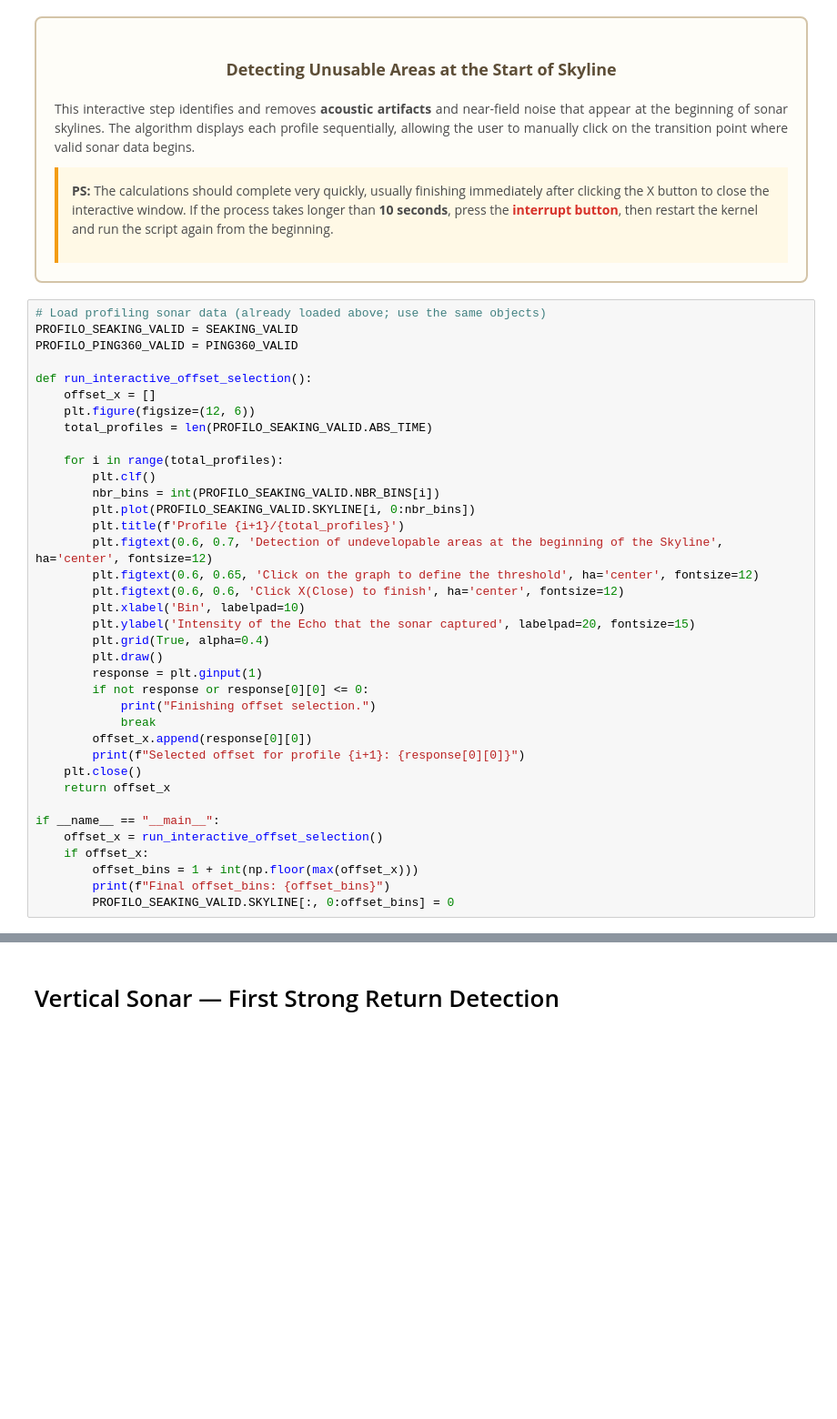
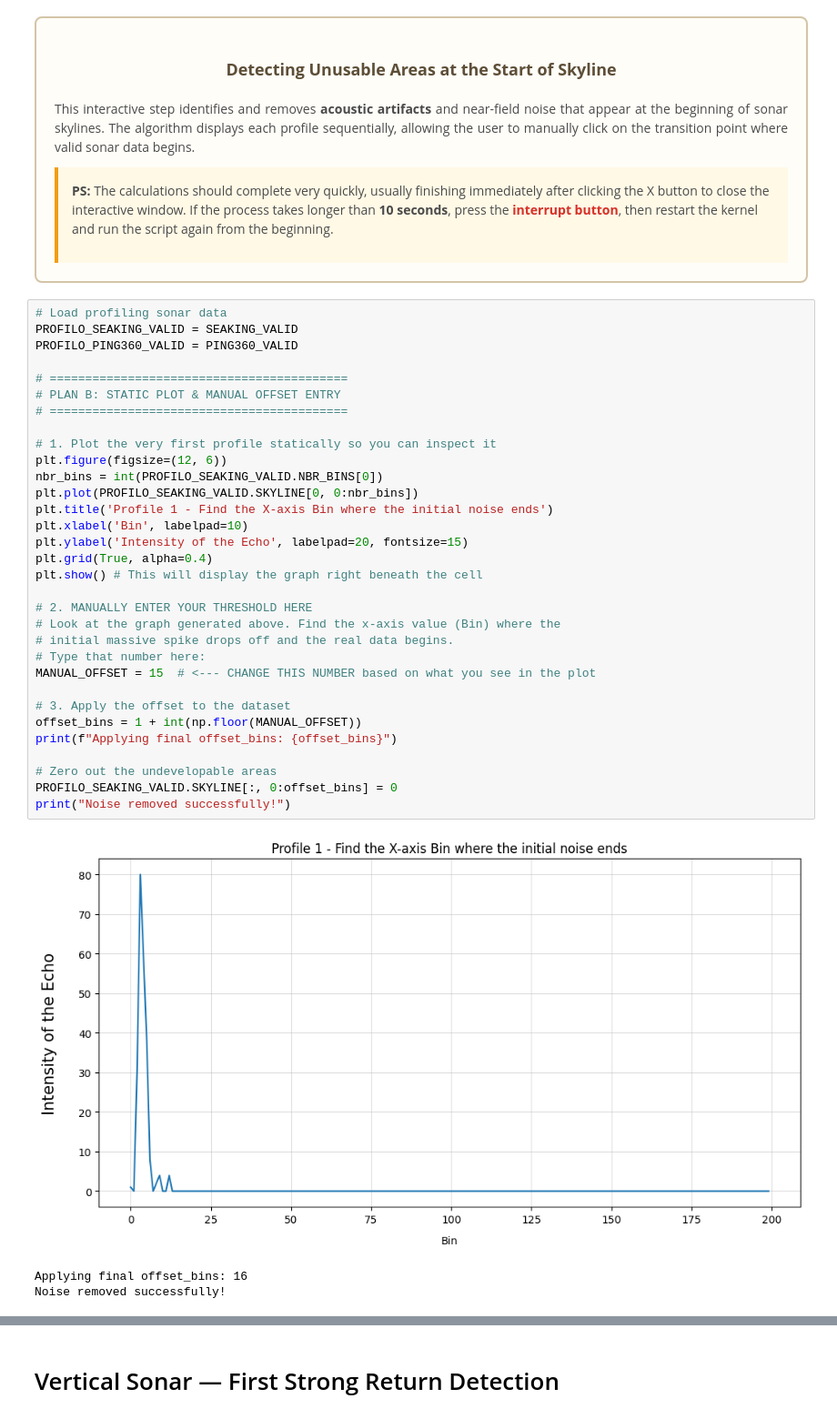
Before and after one commit to margaritisss/Elevation_Angle_Estimations_of_Wide-Beam_Acoustic_Sonar_Measurements, a Jupyter notebook: 5_Input.ipynb, the cells around one changed output, grey strips where cells are left out. Shown at 91% size. Cells and saved outputs as stored; diff of their text form; blank space fills up the shorter version.

```diff
--- a/5_Input.ipynb
+++ b/5_Input.ipynb
@@ -189,40 +200,39 @@ This interactive step identifies and removes <strong>acoustic artifacts</strong>
 
 </div>
 # %%
-# Load profiling sonar data (already loaded above; use the same objects)
+# Load profiling sonar data
 PROFILO_SEAKING_VALID = SEAKING_VALID
 PROFILO_PING360_VALID = PING360_VALID
 
-def run_interactive_offset_selection():
-    offset_x = []
-    plt.figure(figsize=(12, 6))
-    total_profiles = len(PROFILO_SEAKING_VALID.ABS_TIME)
+# ==========================================
+# PLAN B: STATIC PLOT & MANUAL OFFSET ENTRY
+# ==========================================
 
-    for i in range(total_profiles):
-        plt.clf()
-        nbr_bins = int(PROFILO_SEAKING_VALID.NBR_BINS[i])
-        plt.plot(PROFILO_SEAKING_VALID.SKYLINE[i, 0:nbr_bins])
-        plt.title(f'Profile {i+1}/{total_profiles}')
-        plt.figtext(0.6, 0.7, 'Detection of undevelopable areas at the beginning of the Skyline', ha='center', fontsize=12)
-        plt.figtext(0.6, 0.65, 'Click on the graph to define the threshold', ha='center', fontsize=12)
-        plt.figtext(0.6, 0.6, 'Click X(Close) to finish', ha='center', fontsize=12)
-        plt.xlabel('Bin', labelpad=10)
-        plt.ylabel('Intensity of the Echo that the sonar captured', labelpad=20, fontsize=15)
-        plt.grid(True, alpha=0.4)
-        plt.draw()
-        response = plt.ginput(1)
-        if not response or response[0][0] <= 0:
-            print("Finishing offset selection.")
-            break
-        offset_x.append(response[0][0])
-        print(f"Selected offset for profile {i+1}: {response[0][0]}")
-    plt.close()
-    return offset_x
+# 1. Plot the very first profile statically so you can inspect it
+plt.figure(figsize=(12, 6))
+nbr_bins = int(PROFILO_SEAKING_VALID.NBR_BINS[0])
+plt.plot(PROFILO_SEAKING_VALID.SKYLINE[0, 0:nbr_bins])
+plt.title('Profile 1 - Find the X-axis Bin where the initial noise ends')
+plt.xlabel('Bin', labelpad=10)
+plt.ylabel('Intensity of the Echo', labelpad=20, fontsize=15)
+plt.grid(True, alpha=0.4)
+plt.show() # This will display the graph right beneath the cell
 
-if __name__ == "__main__":
-    offset_x = run_interactive_offset_selection()
-    if offset_x:
-        offset_bins = 1 + int(np.floor(max(offset_x)))
-        print(f"Final offset_bins: {offset_bins}")
-        PROFILO_SEAKING_VALID.SKYLINE[:, 0:offset_bins] = 0
+# 2. MANUALLY ENTER YOUR THRESHOLD HERE
+# Look at the graph generated above. Find the x-axis value (Bin) where the
+# initial massive spike drops off and the real data begins.
+# Type that number here:
+MANUAL_OFFSET = 15  # <--- CHANGE THIS NUMBER based on what you see in the plot
+
+# 3. Apply the offset to the dataset
+offset_bins = 1 + int(np.floor(MANUAL_OFFSET))
+print(f"Applying final offset_bins: {offset_bins}")
+
+# Zero out the undevelopable areas
+PROFILO_SEAKING_VALID.SKYLINE[:, 0:offset_bins] = 0
+print("Noise removed successfully!")
+# %% [output]
+[figure, added]
+Applying final offset_bins: 16
+Noise removed successfully!
 # %%
```
Also changed, not shown: parts of 5 cells of this notebook, 17 other files.
